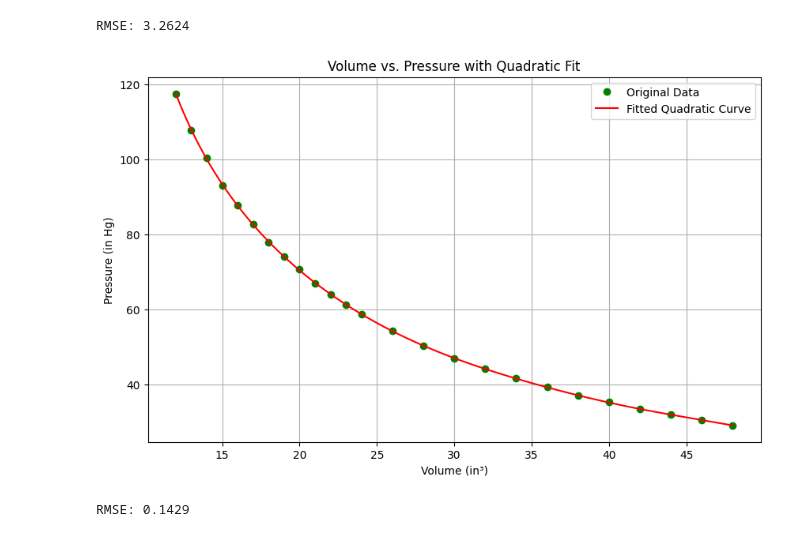
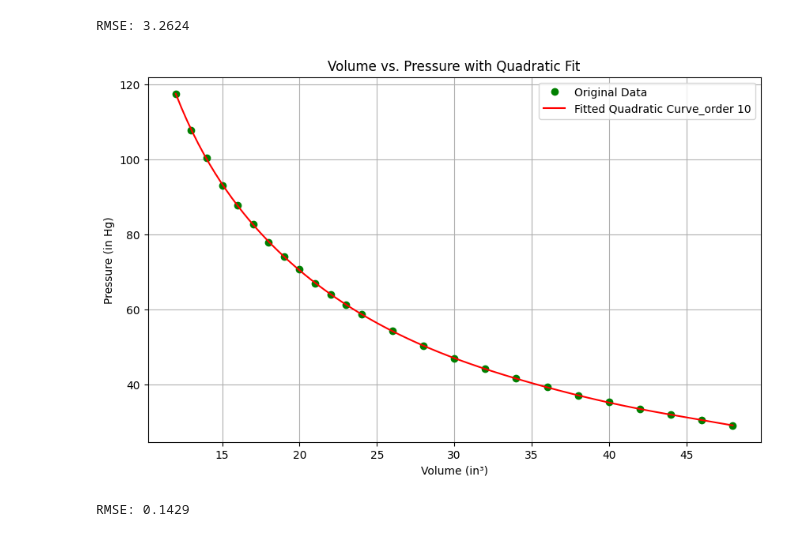
Before and after one commit to HKim-env/comp-prob-solv, a Jupyter notebook: Homework_1_1.ipynb, the cells around one changed output. Saved outputs shown, nothing was run; the diff lists cells and outputs as text; code cells hidden in the pictures.

```diff
--- a/Homework_1_1.ipynb
+++ b/Homework_1_1.ipynb
@@ -137,35 +137,35 @@ RMSE: 3.2624
 import numpy as np
 
 # 1-(c) Checking point 1)Fit a second-degree polynomial (quadratic) to the data
 coefficients = np.polyfit(data['Volume'], data['Pressure'], 10)
 
 # 1-(c) Checking point 2) Generate a polynomial function from the coefficients
 polynomial = np.poly1d(coefficients)
 
 # 1-(c) Checking point 2)Generate values for plotting the fitted curve
 volume_range = np.linspace(data['Volume'].min(), data['Volume'].max(), 100)
 fitted_pressure = polynomial(volume_range)
 
 # 1-(c) Checking point 3) Use Matplotlib to create a legend indicating which curve is the fit
 plt.figure(figsize=(10, 6))
 plt.plot(data['Volume'], data['Pressure'], 'go', label='Original Data')
-plt.plot(volume_range, fitted_pressure, 'r-', label='Fitted Quadratic Curve')
+plt.plot(volume_range, fitted_pressure, 'r-', label='Fitted Quadratic Curve_order 10')
 
 # Labeling the axes and adding a title
 plt.xlabel('Volume (in³)')
 plt.ylabel('Pressure (in Hg)')
 plt.title('Volume vs. Pressure with Quadratic Fit')
 
 # Adding a legend
 plt.legend()
 
 # Adding grid lines
 plt.grid(True)
 
 # Display the plot
 plt.show()
 # %% [output]
-[figure, old version]
+[figure, new version]
 # %%
 fitted_pressures_actual = polynomial(data['Volume'])
 
```
Also changed, not shown: parts of 1 cell of this notebook.
